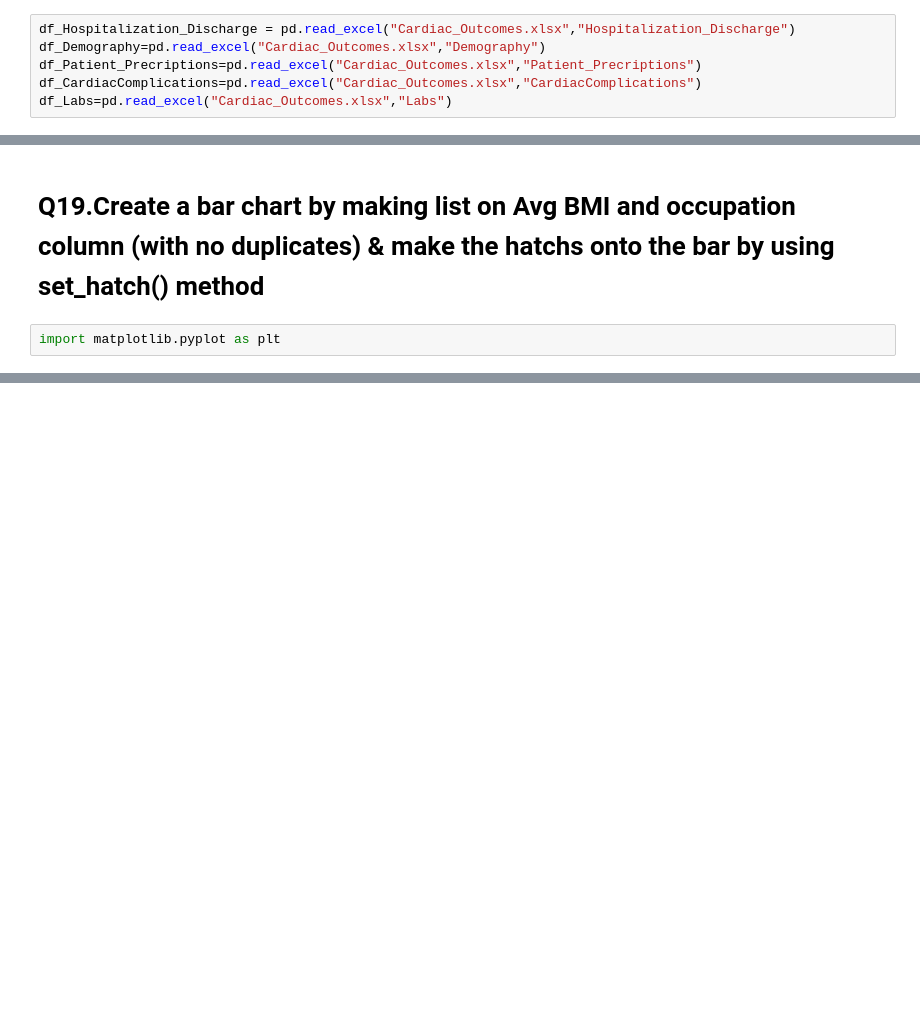
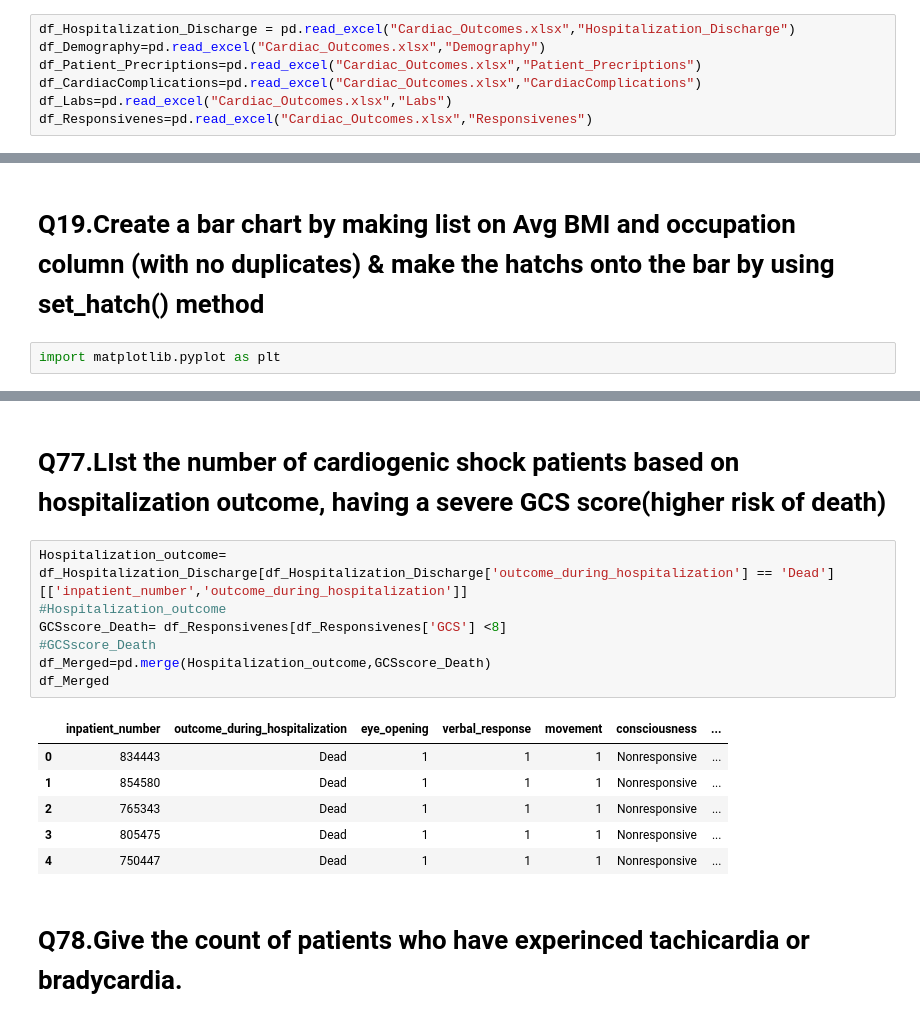
Before and after one commit to Moinandy6/Team9_Py-Stars_Python-Hackathon_Apr24, a Jupyter notebook: Team9_Py-Stars_Python-Hackathon_Apr24(Q65-80).ipynb, the cells around one changed output, grey strips where cells are left out. Saved outputs shown, nothing was run; the diff lists cells and outputs as text; blank space fills up the shorter version.

```diff
--- a/Team9_Py-Stars_Python-Hackathon_Apr24(Q65-80).ipynb
+++ b/Team9_Py-Stars_Python-Hackathon_Apr24(Q65-80).ipynb
@@ -7,6 +7,7 @@ df_Demography=pd.read_excel("Cardiac_Outcomes.xlsx","Demography")
 df_Patient_Precriptions=pd.read_excel("Cardiac_Outcomes.xlsx","Patient_Precriptions")
 df_CardiacComplications=pd.read_excel("Cardiac_Outcomes.xlsx","CardiacComplications")
 df_Labs=pd.read_excel("Cardiac_Outcomes.xlsx","Labs")
+df_Responsivenes=pd.read_excel("Cardiac_Outcomes.xlsx","Responsivenes")
 # %% [markdown]
 # Q65.Which Admission Ward has maximum number of visits scheduled
 # %%
@@ -288,0 +224,18 @@ plt.show()
+# %% [markdown]
+# Q77.LIst the number of cardiogenic shock patients based on hospitalization outcome, having a severe GCS score(higher risk of death)
+# %%
+Hospitalization_outcome= df_Hospitalization_Discharge[df_Hospitalization_Discharge['outcome_during_hospitalization'] == 'Dead'][['inpatient_number','outcome_during_hospitalization']]
+#Hospitalization_outcome
+GCSscore_Death= df_Responsivenes[df_Responsivenes['GCS'] <8]
+#GCSscore_Death
+df_Merged=pd.merge(Hospitalization_outcome,GCSscore_Death)
+df_Merged
+# %% [output]
+|  | inpatient_number | outcome_during_hospitalization | eye_opening | verbal_response | movement | consciousness | ... |
+| 0 | 834443 | Dead | 1 | 1 | 1 | Nonresponsive | ... |
+| 1 | 854580 | Dead | 1 | 1 | 1 | Nonresponsive | ... |
+| 2 | 765343 | Dead | 1 | 1 | 1 | Nonresponsive | ... |
+| 3 | 805475 | Dead | 1 | 1 | 1 | Nonresponsive | ... |
+| 4 | 750447 | Dead | 1 | 1 | 1 | Nonresponsive | ... |
+# %% [markdown]
+# Q78.Give the count of patients who have experinced tachicardia or bradycardia.
```
Also changed, not shown: parts of 28 cells of this notebook.
